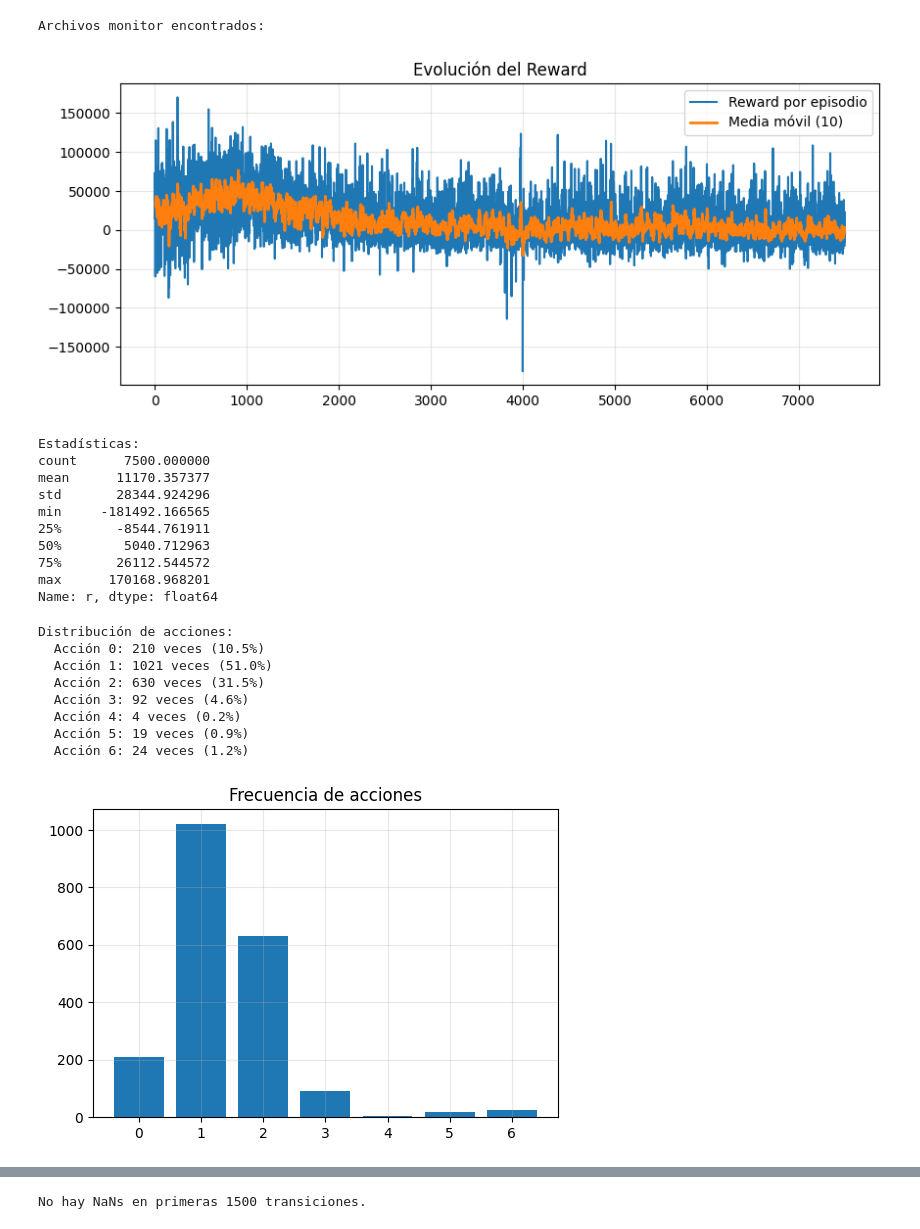
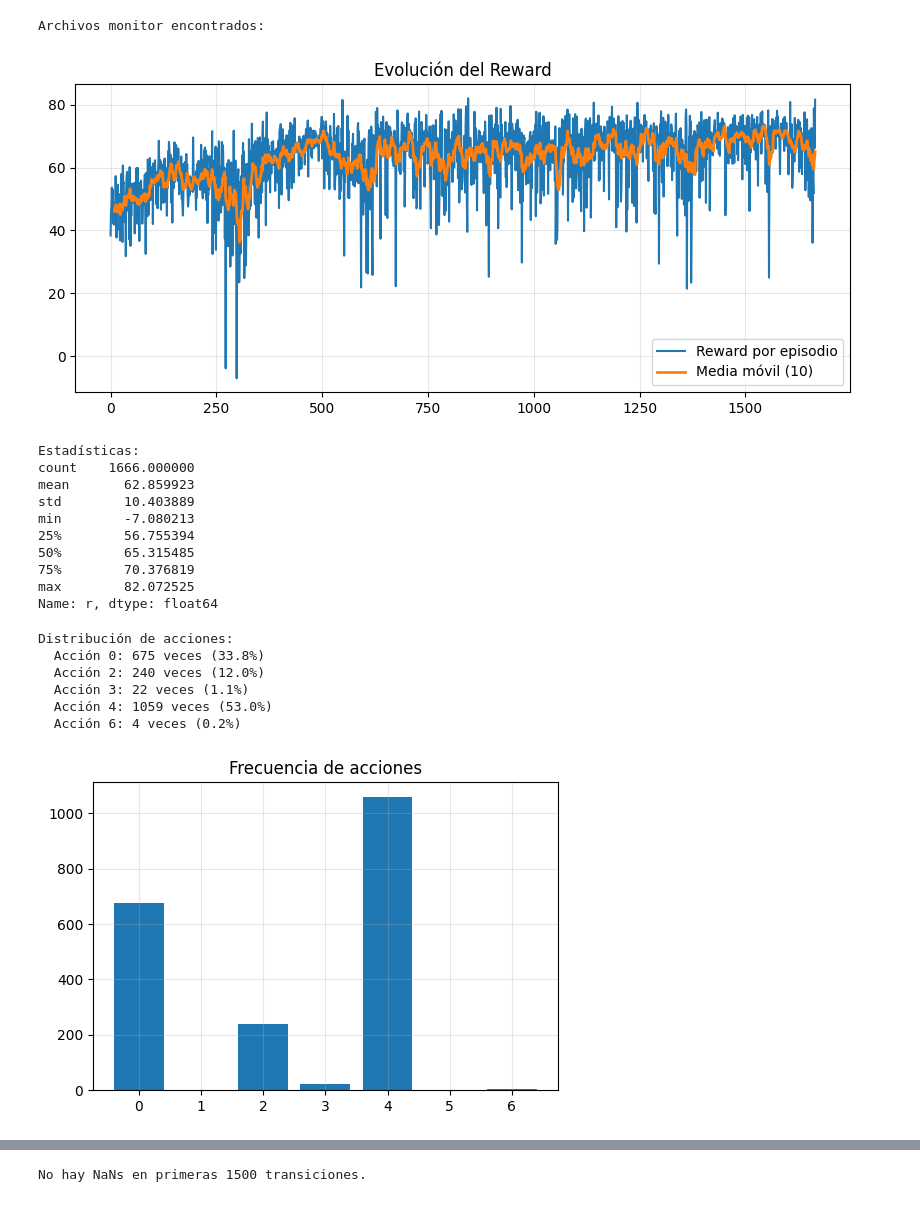
Before and after one commit to marCRACK29/Optimizacion-de-Inventario, a Jupyter notebook: notebooks/sanity_cheks_dqn.ipynb, the cells around one changed output, grey strips where cells are left out. Saved outputs shown, nothing was run; the diff lists cells and outputs as text; code cells hidden in the pictures.

Commit message:
se mejora reward function de DQN

```diff
--- a/notebooks/sanity_cheks_dqn.ipynb
+++ b/notebooks/sanity_cheks_dqn.ipynb
@@ -151,66 +151,55 @@ def check_for_nans(env, steps=1500):
 
 # Ejecutar Sanity Checks
 def run_sanity_checks(experiment_dir=None):
-
     monitors = check_monitor_files(experiment_dir)
     if not monitors or not monitors["train"]:
         print("No se encontraron monitores de entrenamiento.")
         return
-
     monitor_train = monitors["train"][0]
     plot_episode_rewards(monitor_train)
-
-    # normalizador creado previamente
-    vecnorm_path = os.path.join(experiment_dir, "model_final", "vec_normalize.pkl")
 
     # El modelo tiene dos opciones
     best_model_path = os.path.join(experiment_dir, "best_model", "best_model.zip")
     final_model_path = os.path.join(experiment_dir, "model_final", "dqn_final.zip")
     # Cargando dataset y entorno
     df = pd.read_csv("../data/data_train.csv")
     data_array = df.values.astype(np.float32)
 
-    vecnorm_path = os.path.join(experiment_dir, "model_final", "vec_normalize.pkl")
+    split_idx = int(len(data_array) * 0.8)
+    test_data = data_array[split_idx:]
 
-    env = DummyVecEnv([lambda: Monitor(RetailEnvDQN(data_array))])
-    env = VecNormalize.load(vecnorm_path, env)
-    env.training = False
-    env.norm_reward = False
+    env = DummyVecEnv([lambda: Monitor(RetailEnvDQN(test_data))])
 
     # Cargando el modelo
     model_path = best_model_path
     model = DQN.load(model_path, env=env)
 
     # Distribución de acciones
     check_action_distribution(model, env)
-
     # Visualización del comportamiento
     visualize_behavior(model, env)
-
     check_for_nans(env)
 
 
 if __name__ == "__main__":
     run_sanity_checks("../results/models/dqn/")
 # %% [output]
 Archivos monitor encontrados:
-[figure, old version]
+[figure, new version]
 Estadísticas:
-count      7500.000000
-mean      11170.357377
-std       28344.924296
-min     -181492.166565
-25%       -8544.761911
-50%        5040.712963
-75%       26112.544572
-max      170168.968201
+count    1666.000000
+mean       62.859923
+std        10.403889
+min        -7.080213
+25%        56.755394
+50%        65.315485
+75%        70.376819
+max        82.072525
 Name: r, dtype: float64
 Distribución de acciones:
-  Acción 0: 210 veces (10.5%)
-  Acción 1: 1021 veces (51.0%)
-  Acción 2: 630 veces (31.5%)
-  Acción 3: 92 veces (4.6%)
-  Acción 4: 4 veces (0.2%)
-  Acción 5: 19 veces (0.9%)
-  Acción 6: 24 veces (1.2%)
+  Acción 0: 675 veces (33.8%)
+  Acción 2: 240 veces (12.0%)
+  Acción 3: 22 veces (1.1%)
+  Acción 4: 1059 veces (53.0%)
+  Acción 6: 4 veces (0.2%)
-[figure, old version]
+[figure, new version]
```
Also changed, not shown: parts of 1 cell of this notebook, 4 other files.
